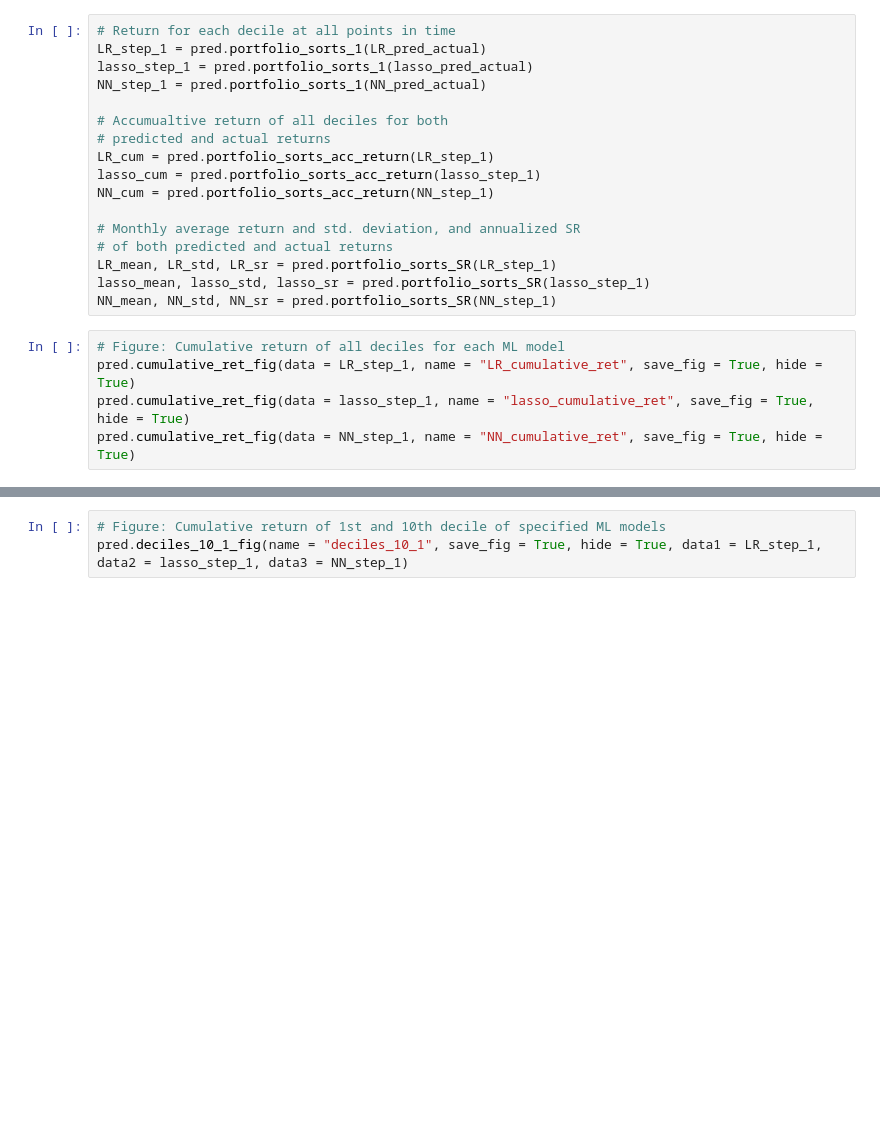
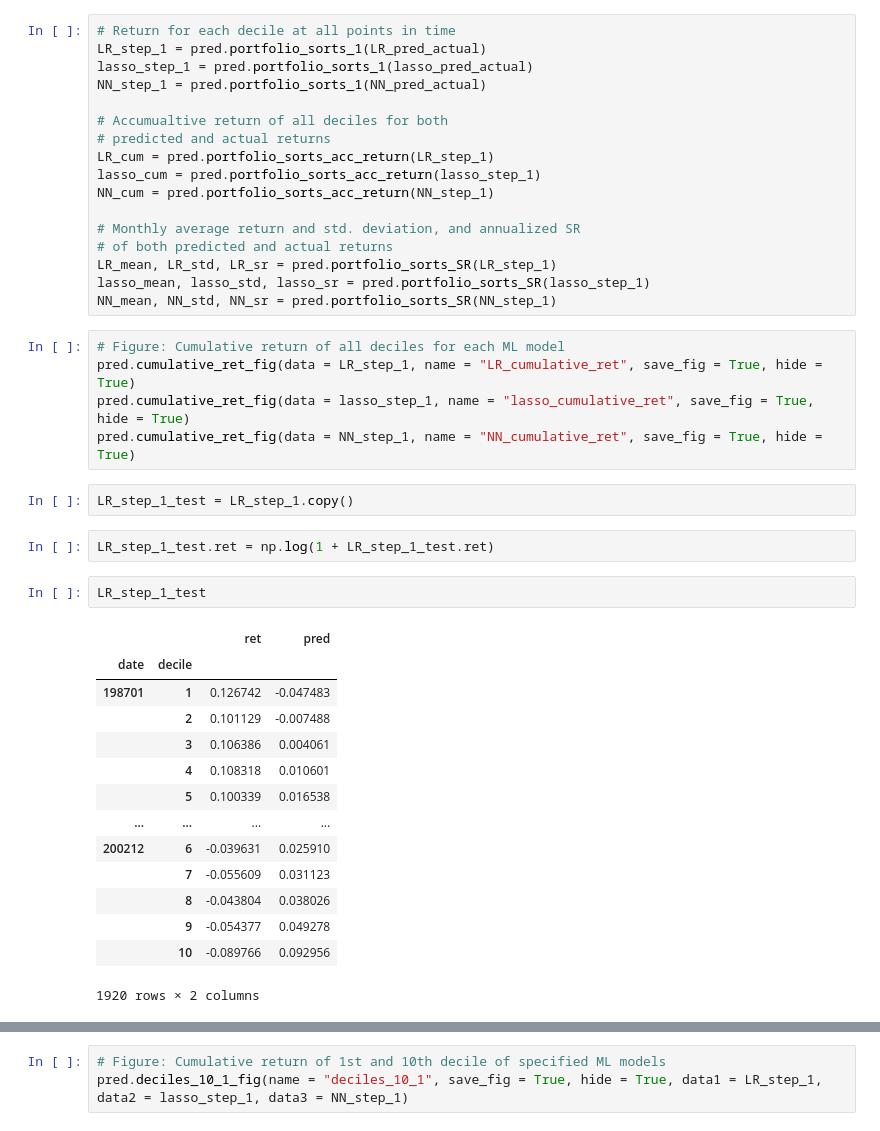
Before and after one commit to fikus44/Masters-Thesis, a Jupyter notebook: Data Processing PCA2.ipynb, the cells around one changed output, grey strips where cells are left out. Saved outputs shown, nothing was run; the diff lists cells and outputs as text; blank space fills up the shorter version.

```diff
--- a/Data Processing PCA2.ipynb
+++ b/Data Processing PCA2.ipynb
@@ -183,3 +306,24 @@ NN_mean, NN_std, NN_sr = pred.portfolio_sorts_SR(NN_step_1)
 pred.cumulative_ret_fig(data = LR_step_1, name = "LR_cumulative_ret", save_fig = True, hide = True)
 pred.cumulative_ret_fig(data = lasso_step_1, name = "lasso_cumulative_ret", save_fig = True, hide = True)
 pred.cumulative_ret_fig(data = NN_step_1, name = "NN_cumulative_ret", save_fig = True, hide = True)
+# %%
+LR_step_1_test = LR_step_1.copy()
+# %%
+LR_step_1_test.ret = np.log(1 + LR_step_1_test.ret)
+# %%
+LR_step_1_test
+# %% [output]
+|  |  | ret | pred |
+| date | decile |  |  |
+| 198701 | 1 | 0.126742 | -0.047483 |
+|  | 2 | 0.101129 | -0.007488 |
+|  | 3 | 0.106386 | 0.004061 |
+|  | 4 | 0.108318 | 0.010601 |
+|  | 5 | 0.100339 | 0.016538 |
+| ... | ... | ... | ... |
+| 200212 | 6 | -0.039631 | 0.025910 |
+|  | 7 | -0.055609 | 0.031123 |
+|  | 8 | -0.043804 | 0.038026 |
+|  | 9 | -0.054377 | 0.049278 |
+|  | 10 | -0.089766 | 0.092956 |
+1920 rows × 2 columns
```
Also changed, not shown: parts of 9 cells of this notebook, 1 other file.
